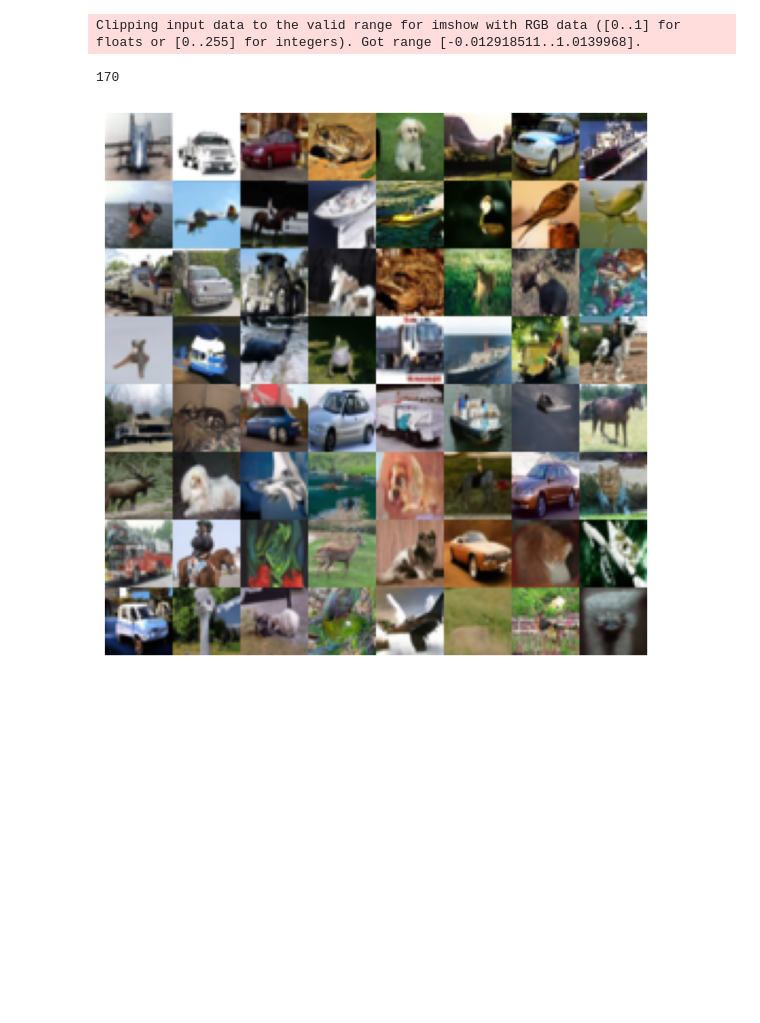
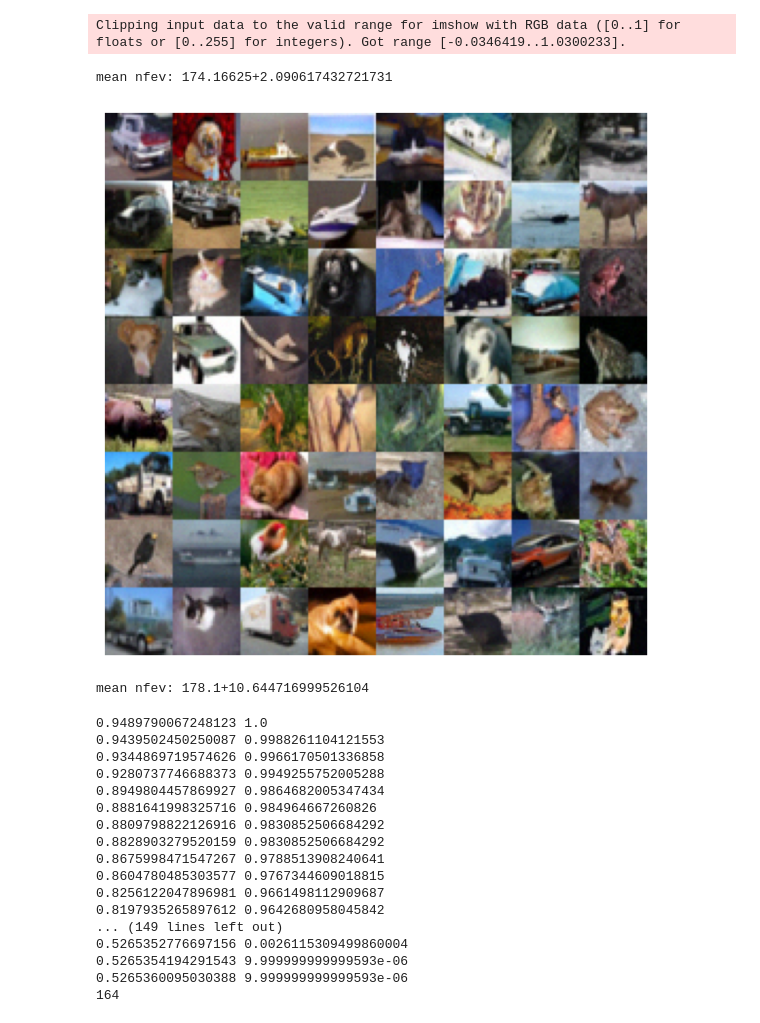
Before and after one commit to HGGshiwo/score_sde_pytorch, a Jupyter notebook: test_env.ipynb, the cells around one changed output. Drawn from its saved outputs; the diff is of its cells as text; code cells hidden in the pictures; blank space fills up the shorter version.

```diff
--- a/test_env.ipynb
+++ b/test_env.ipynb
@@ -85,19 +72,74 @@ nfev: 230.0, done: 64
+# %%
+env = RK45Env(
+    sde=sde,
+    model=score_model,
+    env_num=64,
+    device=torch.device("cuda"),
+    compute_logp=False,
+    use_opt=True,
+    compute_opt=False
+)
+def cb(env, td):
+    # print(f"nfev: {env.nfev.mean().item()}, done: {td["done"].sum().item()}, rejected: {td["step_rejected"].sum().item()}")
+    pass
+nfevs = []
+for i in range(100):
+    td = env.sample(cb)
+    nfevs.append(td["nfev"].mean().item())
+print(f"mean nfev: {np.mean(nfevs)}+{np.std(nfevs)}") # 185.3
+show_samples(td["z"])
+# %% [output]
+Clipping input data to the valid range for imshow with RGB data ([0..1] for floats or [0..255] for integers). Got range [-0.0346419..1.0300233].
+mean nfev: 174.16625+2.090617432721731
+[figure, added]
+# %%
+shape = (32, 3, 32, 32)
+scaler = datasets.get_data_scaler(config)
+inverse_scaler = datasets.get_data_inverse_scaler(config)
+sampling_eps = 1e-5
+
+sampling_fn = sampling.get_ode_sampler(sde,
+                                       shape,
+                                       inverse_scaler,
+                                       denoise=True,
+                                       eps=sampling_eps,
+                                       device=config.device)
+nfevs = []
+for i in range(100):
+    x, nfe = sampling_fn(score_model)
+    nfevs.append(nfe)
+print(f"mean nfev: {np.mean(nfevs)}+{np.std(nfevs)}") # 174.62+16.252249075128034
+# show_samples(x)
+# %% [output]
+mean nfev: 178.1+10.644716999526104
 # %%
-shape = (64, 3, 32, 32)
 scaler = datasets.get_data_scaler(config)
 inverse_scaler = datasets.get_data_inverse_scaler(config)
 sampling_eps = 1e-5
 
 sampling_fn = sampling.get_ode_sampler(sde,
-                                       shape,
+                                       (1, 3, 32, 32),
                                        inverse_scaler,
                                        denoise=True,
                                        eps=sampling_eps,
                                        device=config.device)
 x, nfe = sampling_fn(score_model)
 print(nfe)
-show_samples(x)
 # %% [output]
-Clipping input data to the valid range for imshow with RGB data ([0..1] for floats or [0..255] for integers). Got range [-0.012918511..1.0139968].
+0.9489790067248123 1.0
+0.9439502450250087 0.9988261104121553
+0.9344869719574626 0.9966170501336858
+0.9280737746688373 0.9949255752005288
+0.8949804457869927 0.9864682005347434
+0.8881641998325716 0.984964667260826
+0.8809798822126916 0.9830852506684292
+0.8828903279520159 0.9830852506684292
+0.8675998471547267 0.9788513908240641
+0.8604780485303577 0.9767344609018815
+0.8256122047896981 0.9661498112909687
+0.8197935265897612 0.9642680958045842
+... (149 lines left out)
+0.5265352776697156 0.0026115309499860004
+0.5265354194291543 9.999999999999593e-06
+0.5265360095030388 9.999999999999593e-06
+164
-170
-[figure, removed]
```
Also changed, not shown: parts of 4 cells of this notebook.
